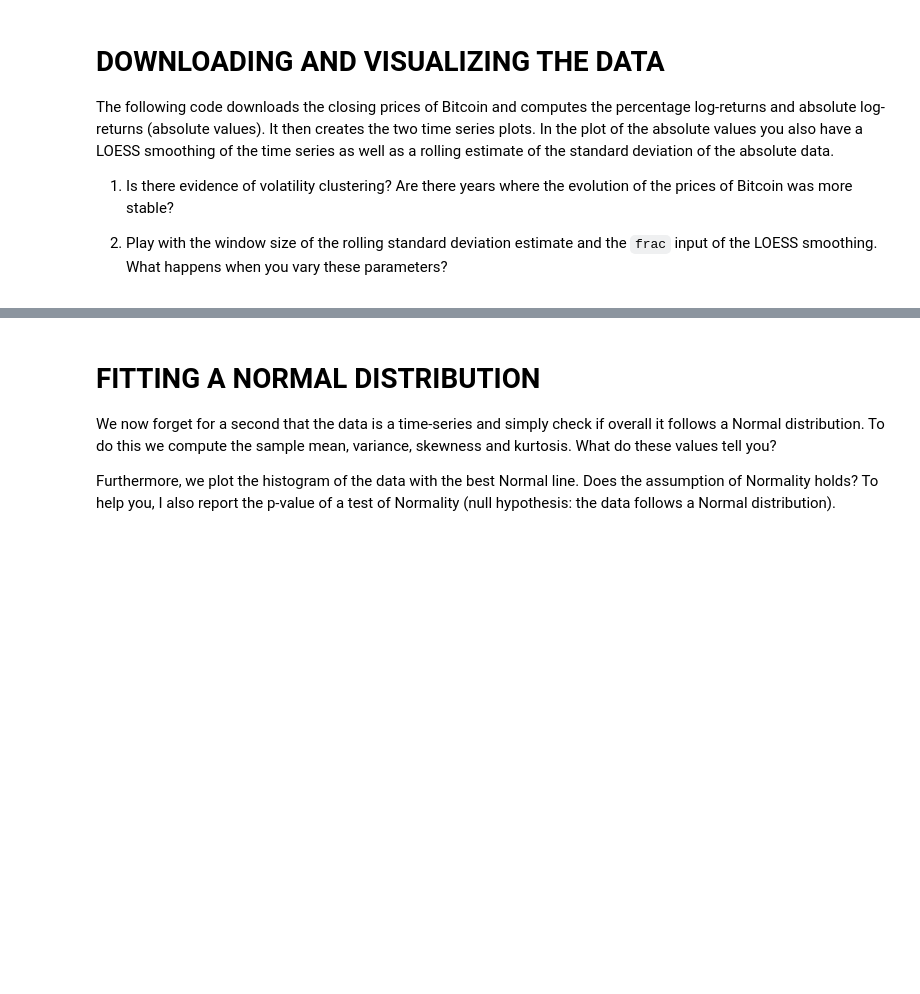
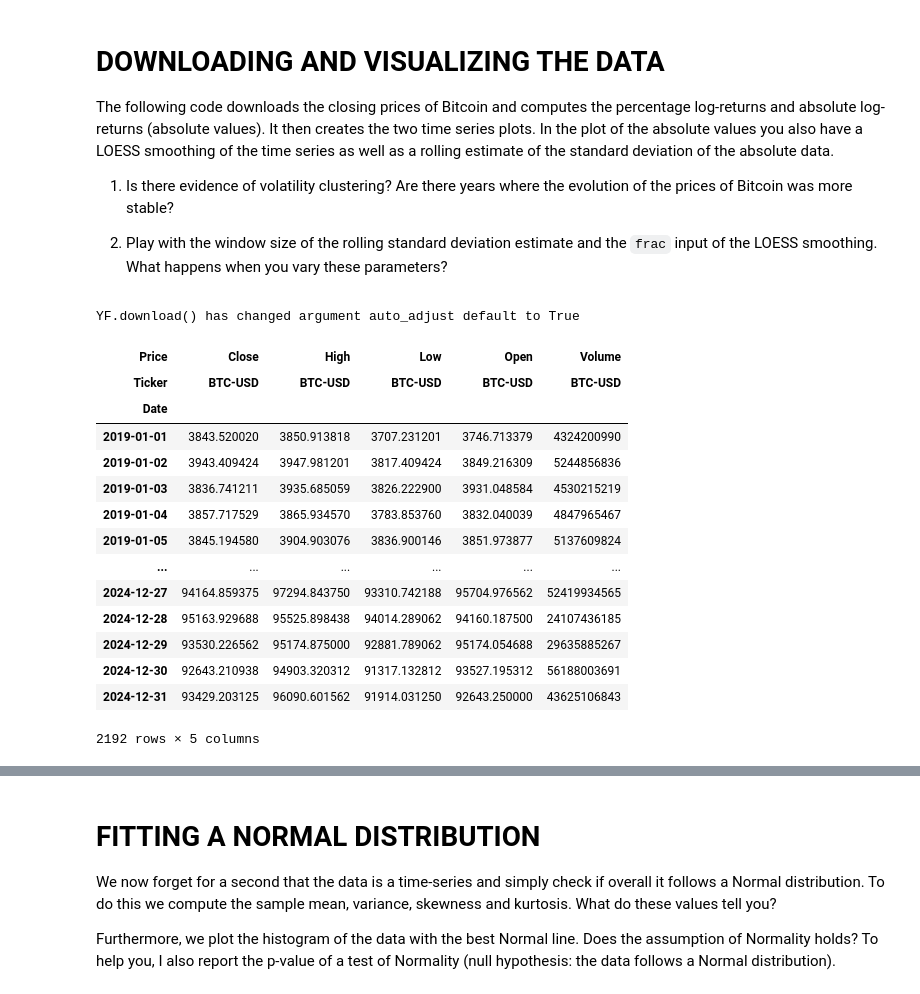
Before and after one commit to sajodajo/FinIDX-G4, a Jupyter notebook: Lab_5.ipynb, the cells around one changed output, grey strips where cells are left out. Drawn from its saved outputs; the diff is of its cells as text; code cells hidden in the pictures; blank space fills up the shorter version.

```diff
--- a/Lab_5.ipynb
+++ b/Lab_5.ipynb
@@ -19,4 +31,33 @@ The following code downloads the closing prices of Bitcoin and computes the perc
  1. Is there evidence of volatility clustering? Are there years where the evolution of the prices of Bitcoin was more stable?
 
  2. Play with the window size of the rolling standard deviation estimate and the `frac` input of the LOESS smoothing. What happens when you vary these parameters?
+# %%
+import yfinance as yf
+import numpy as np
+import pandas as pd
+import matplotlib.pyplot as plt
+import statsmodels.api as sm
+
+# Fetch Bitcoin data from Yahoo Finance (2019-2024)
+btc = yf.download("BTC-USD", start="2019-01-01", end="2025-01-01", progress=False)
+# %% [output]
+YF.download() has changed argument auto_adjust default to True
+# %%
+btc
+# %% [output]
+| Price | Close | High | Low | Open | Volume |
+| Ticker | BTC-USD | BTC-USD | BTC-USD | BTC-USD | BTC-USD |
+| Date |  |  |  |  |  |
+| 2019-01-01 | 3843.520020 | 3850.913818 | 3707.231201 | 3746.713379 | 4324200990 |
+| 2019-01-02 | 3943.409424 | 3947.981201 | 3817.409424 | 3849.216309 | 5244856836 |
+| 2019-01-03 | 3836.741211 | 3935.685059 | 3826.222900 | 3931.048584 | 4530215219 |
+| 2019-01-04 | 3857.717529 | 3865.934570 | 3783.853760 | 3832.040039 | 4847965467 |
+| 2019-01-05 | 3845.194580 | 3904.903076 | 3836.900146 | 3851.973877 | 5137609824 |
+| ... | ... | ... | ... | ... | ... |
+| 2024-12-27 | 94164.859375 | 97294.843750 | 93310.742188 | 95704.976562 | 52419934565 |
+| 2024-12-28 | 95163.929688 | 95525.898438 | 94014.289062 | 94160.187500 | 24107436185 |
+| 2024-12-29 | 93530.226562 | 95174.875000 | 92881.789062 | 95174.054688 | 29635885267 |
+| 2024-12-30 | 92643.210938 | 94903.320312 | 91317.132812 | 93527.195312 | 56188003691 |
+| 2024-12-31 | 93429.203125 | 96090.601562 | 91914.031250 | 92643.250000 | 43625106843 |
+2192 rows × 5 columns
 # %%
```
Also changed, not shown: parts of 7 cells of this notebook, 1 other file.
